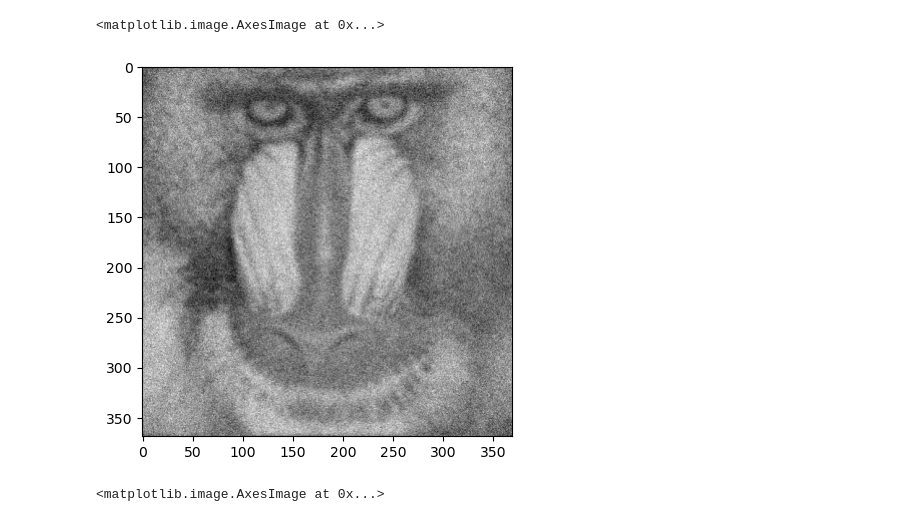
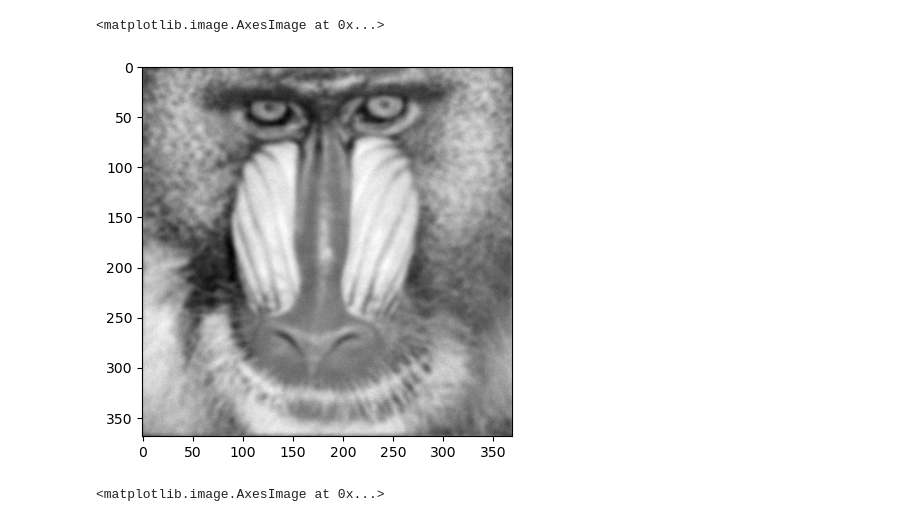
Before and after one commit to ADY-YDA/Blind-Image-Deconvolution, a Jupyter notebook: Expectation-Maximization.ipynb, the cells around one changed output. Saved outputs shown, nothing was run; the diff lists cells and outputs as text; code cells hidden in the pictures.

```diff
--- a/Expectation-Maximization.ipynb
+++ b/Expectation-Maximization.ipynb
@@ -6,14 +6,14 @@ from scipy.signal import convolve2d, wiener
 import skimage
 # %%
 # read broken image with unknown blur and noise
-png_I_blur = imread("blurred_noisy_baboon2.png")
+png_I_blur = imread("blurred_noisy_baboon.png")
 rgb_I_blur = png_I_blur[:,:,:3]
 I_blur = rgb2gray(rgb_I_blur)
 plt.figure()
 imshow(I_blur, aspect="equal", cmap="gray")
 # %% [output]
 <matplotlib.image.AxesImage at 0x...>
-[figure, old version]
+[figure, new version]
 # %%
 # read ground truth image
 I_truth = rgb2gray(imread("baboon.jpg"))
```
Also changed, not shown: parts of 11 cells of this notebook, 6 other files.
